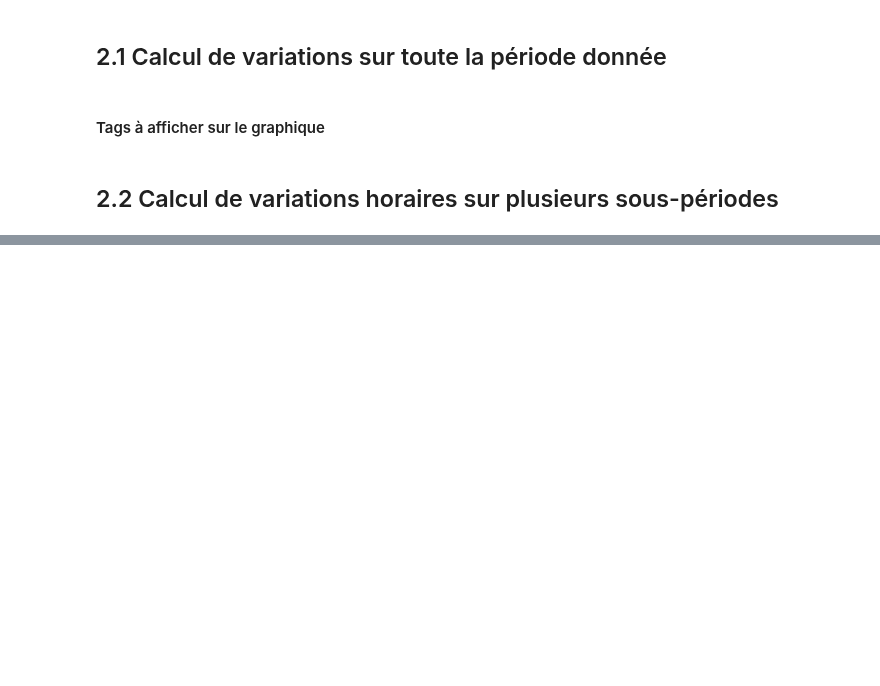
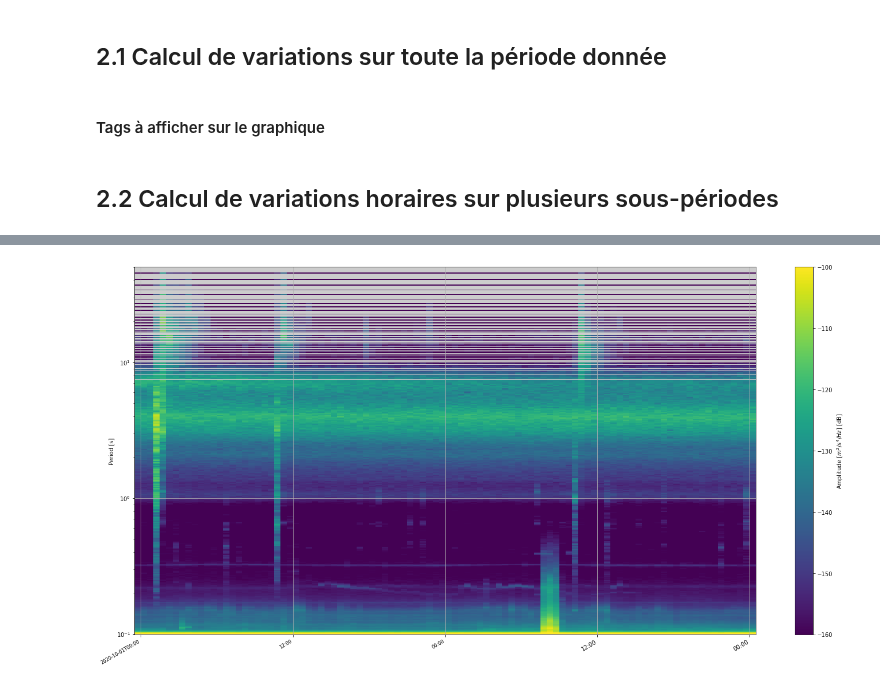
Before and after one commit to FlavienMattern/seismic-noise, a Jupyter notebook: ant_day_analysis.ipynb, the cells around one changed output, grey strips where cells are left out. Drawn from its saved outputs; the diff is of its cells as text; code cells hidden in the pictures; blank space fills up the shorter version.

```diff
--- a/ant_day_analysis.ipynb
+++ b/ant_day_analysis.ipynb
@@ -152,0 +139,15 @@ plt.show()
+# %%
+tStart = '2020-10-01'
+tEnd = '2020-10-02'
+
+ppsds = PPSD.load_npz("{}/{}/{}_{}.npz".format(PPSD_FOLDER, st_str,tStart,st_str))
+datelist = pd.date_range(start=UTCDateTime(tStart).datetime,end=UTCDateTime(tEnd).datetime)
+
+for day in datelist:
+    datestr = day.strftime("%Y-%m-%d")
+    ppsds.add_npz("{}/{}/{}_{}.npz".format(PPSD_FOLDER, st_str,datestr,st_str))
+
+
+ppsds.plot_spectrogram(clim=(-160,-100))
+# %% [output]
+[figure, added]
```
Also changed, not shown: parts of 3 cells of this notebook, 1 other file.
